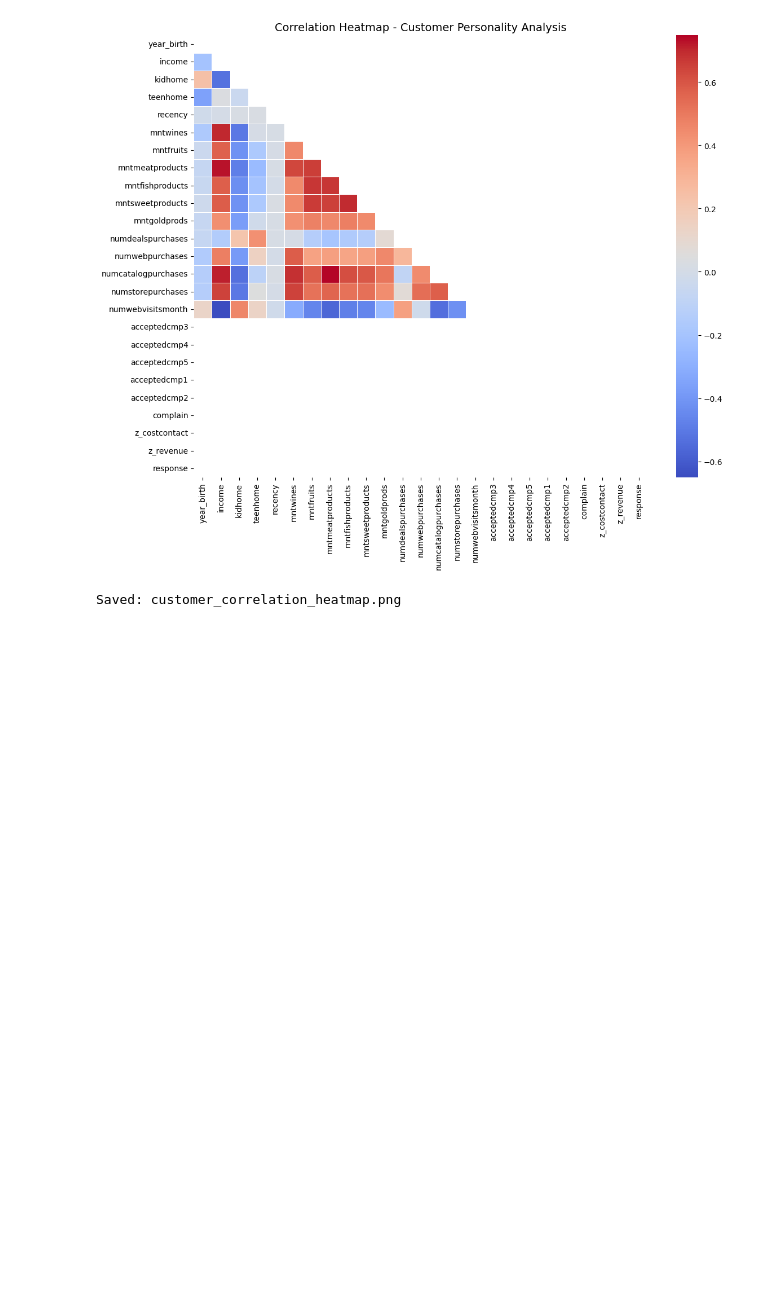
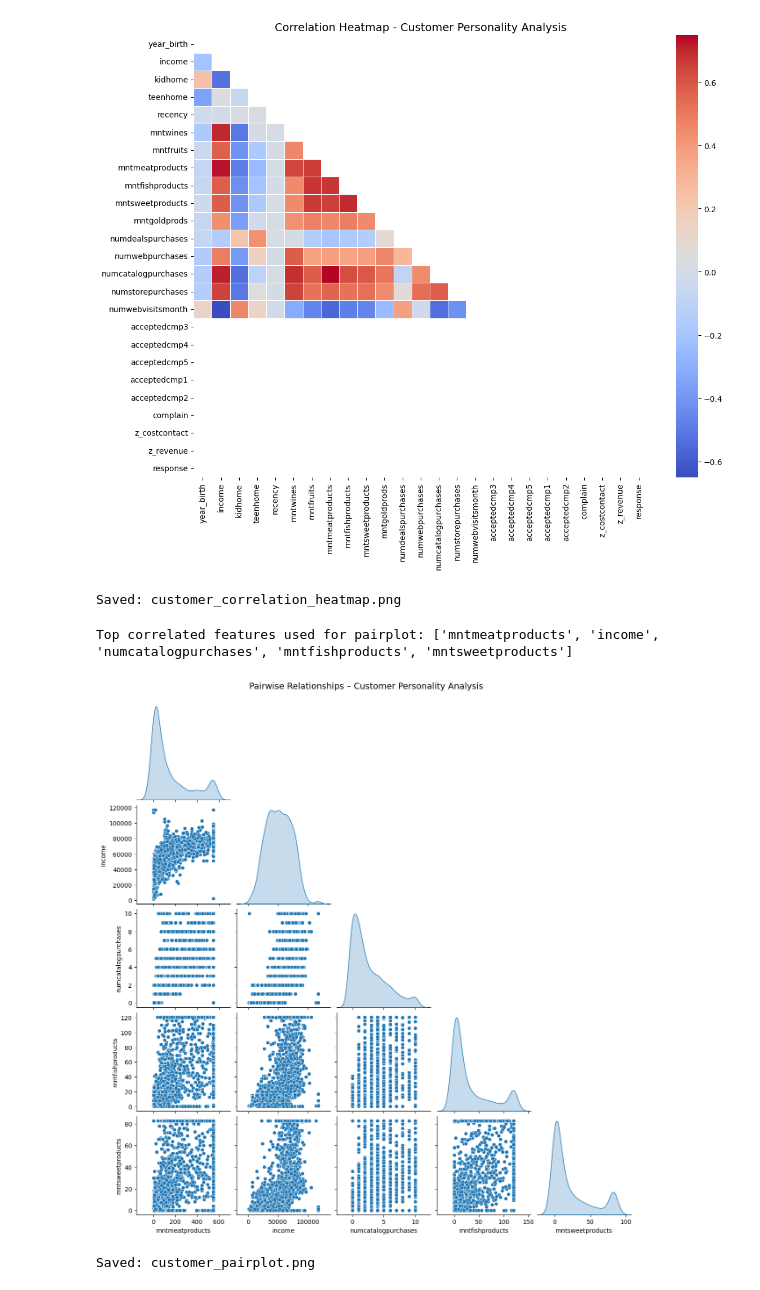
Before and after one commit to got-sanjay/Syntecxhub_Customer_Personality_Analysis, a Jupyter notebook: EDA.ipynb, the cells around one changed output. Saved outputs shown, nothing was run; the diff lists cells and outputs as text; code cells hidden in the pictures; blank space fills up the shorter version.

```diff
--- a/EDA.ipynb
+++ b/EDA.ipynb
@@ -195,3 +195,17 @@ print("Saved: customer_correlation_heatmap.png")
 # %% [output]
 [figure]
 Saved: customer_correlation_heatmap.png
+# %%
+# Pairwise Relationships
+
+top_features = numeric_df.corr().abs().sum().sort_values(ascending=False).head(5).index
+print(f"Top correlated features used for pairplot: {list(top_features)}")
+sns.pairplot(df[top_features], diag_kind='kde', corner=True)
+plt.suptitle("Pairwise Relationships – Customer Personality Analysis", y=1.02, fontsize=14)
+plt.savefig("SRC/images/customer_pairplot.png", dpi=300)
+plt.show()
+print("Saved: customer_pairplot.png")
+# %% [output]
+Top correlated features used for pairplot: ['mntmeatproducts', 'income', 'numcatalogpurchases', 'mntfishproducts', 'mntsweetproducts']
+[figure, added]
+Saved: customer_pairplot.png
```
Also changed, not shown: parts of 1 cell of this notebook, 1 other file.
